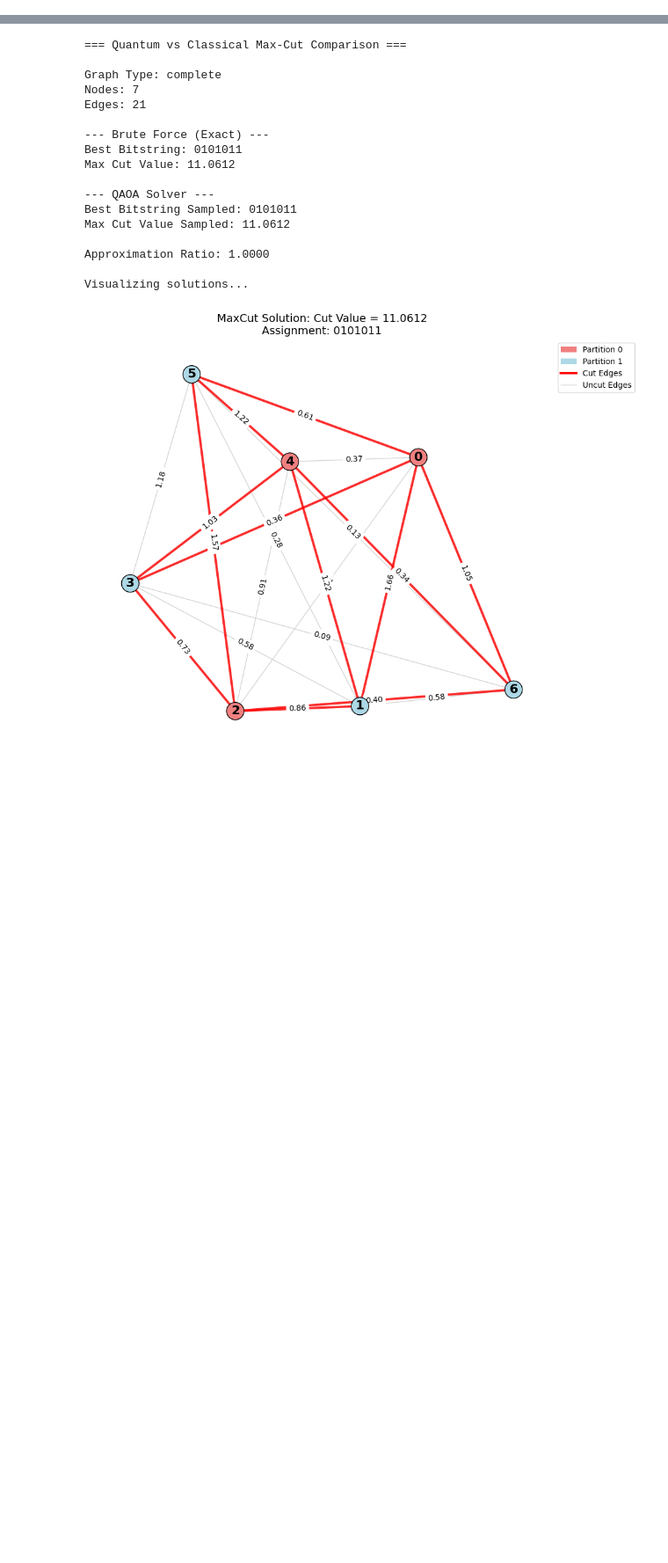
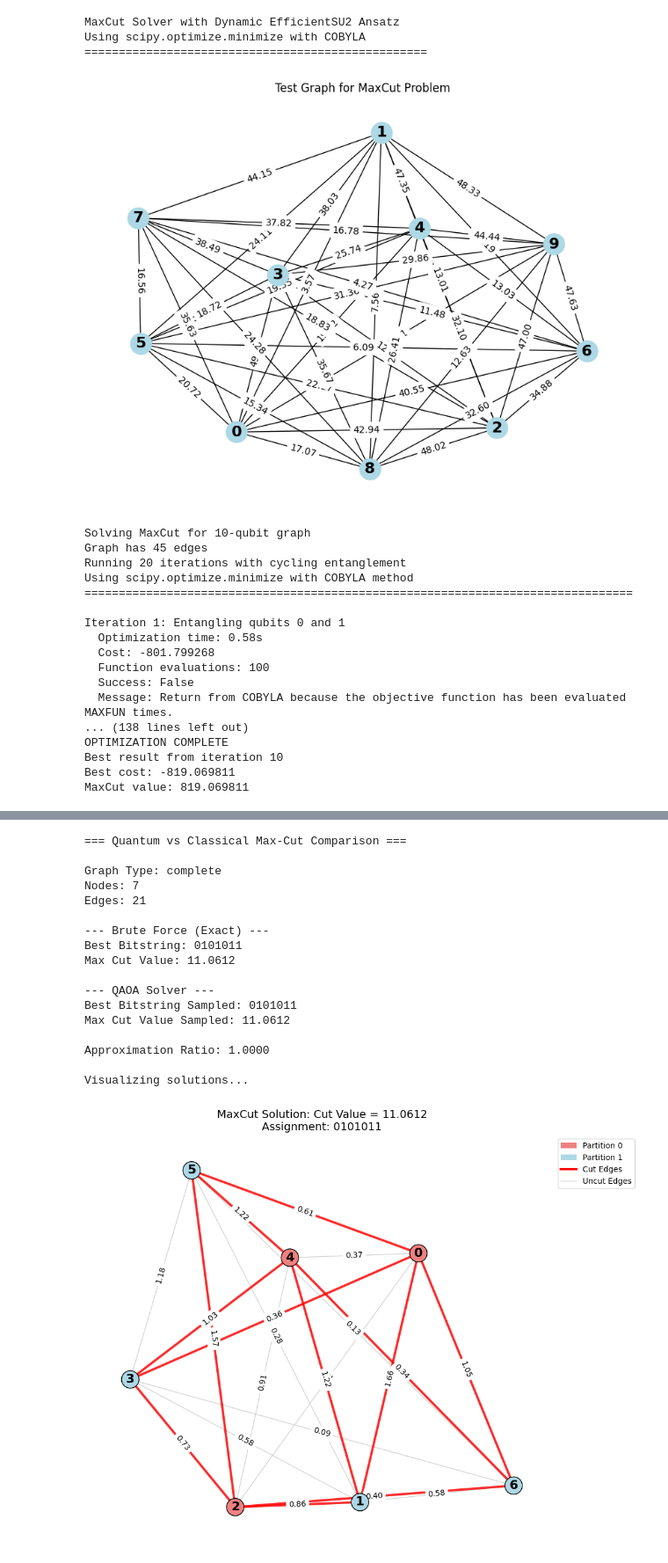
Before and after one commit to alan-ajay/Summer-internship-2025, a Jupyter notebook: ansatz_engineering.ipynb, the cells around one changed output, grey strips where cells are left out. Shown at 88% size. Saved outputs shown, nothing was run; the diff lists cells and outputs as text; code cells hidden in the pictures; blank space fills up the shorter version.

Commit message:
ANSATZ_ENGINEERING FINALISED

```diff
--- a/ansatz_engineering.ipynb
+++ b/ansatz_engineering.ipynb
@@ -435,0 +382,80 @@ Qubits 2-3: Best=-87.320018, Avg=-87.320017, Count=6
+# %%
+# Example usage and testing
+def create_test_graph(num_nodes=10, graph_type='complete'):
+    """Create test graphs for MaxCut problem."""
+    if graph_type == 'complete':
+        G = nx.complete_graph(num_nodes)
+    elif graph_type == 'cycle':
+        G = nx.cycle_graph(num_nodes)
+    elif graph_type == 'path':
+        G = nx.path_graph(num_nodes)
+    elif graph_type == 'random':
+        G = nx.erdos_renyi_graph(num_nodes, 0.5, seed=42)
+    else:
+        raise ValueError(f"Unknown graph type: {graph_type}")
+
+    # Add random weights
+    for edge in G.edges():
+        G[edge[0]][edge[1]]['weight'] = np.random.uniform(1, 50)
+
+    return G
+
+def run_maxcut_example():
+    """Run a complete MaxCut example."""
+    print("MaxCut Solver with Dynamic EfficientSU2 Ansatz")
+    print("Using scipy.optimize.minimize with COBYLA")
+    print("="*50)
+
+    # Create test graph
+    graph = create_test_graph(num_nodes=10, graph_type='complete')
+
+    # Initialize solver
+    solver = MaxCutDynamicSolver(graph, num_reps=1, max_iterations=20)
+
+    # Visualize the graph
+    plt.figure(figsize=(8, 6))
+    pos = nx.spring_layout(graph, seed=42)
+    nx.draw(graph, pos, with_labels=True, node_color='lightblue',
+            node_size=500, font_size=16, font_weight='bold')
+
+    # Draw edge labels with weights
+    edge_labels = {edge: f"{graph[edge[0]][edge[1]]['weight']:.2f}"
+                   for edge in graph.edges()}
+    nx.draw_networkx_edge_labels(graph, pos, edge_labels)
+
+    plt.title("Test Graph for MaxCut Problem")
+    plt.show()
+
+    # Solve the problem
+    result = solver.solve(verbose=True, maxiter=100)
+
+    # Analyze results
+    solver.analyze_results()
+
+    return solver, result
+
+if __name__ == "__main__":
+    # Run example
+    solver, result = run_maxcut_example()
+# %% [output]
+MaxCut Solver with Dynamic EfficientSU2 Ansatz
+Using scipy.optimize.minimize with COBYLA
+==================================================
+[figure, added]
+Solving MaxCut for 10-qubit graph
+Graph has 45 edges
+Running 20 iterations with cycling entanglement
+Using scipy.optimize.minimize with COBYLA method
+================================================================================
+
+Iteration 1: Entangling qubits 0 and 1
+  Optimization time: 0.58s
+  Cost: -801.799268
+  Function evaluations: 100
+  Success: False
+  Message: Return from COBYLA because the objective function has been evaluated MAXFUN times.
+... (138 lines left out)
+OPTIMIZATION COMPLETE
+Best result from iteration 10
+Best cost: -819.069811
+MaxCut value: 819.069811
```
Also changed, not shown: parts of 19 cells of this notebook.
